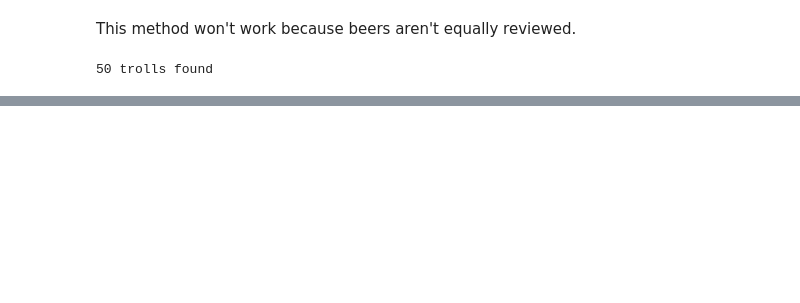
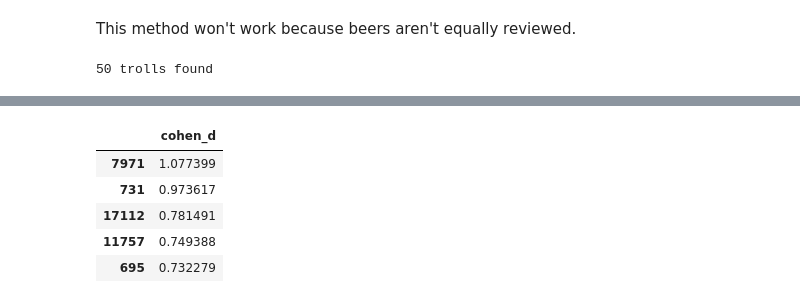
Before and after one commit to ConstantinoSchillebeeckx/CiBO, a Jupyter notebook: notebooks/explore/3.0_recommend_3_beers.ipynb, the cells around one changed output, grey strips where cells are left out. Drawn from its saved outputs; the diff is of its cells as text; code cells hidden in the pictures; blank space fills up the shorter version.

```diff
--- a/notebooks/explore/3.0_recommend_3_beers.ipynb
+++ b/notebooks/explore/3.0_recommend_3_beers.ipynb
@@ -155,3 +168,20 @@ NameError: name 'top50best_beers' is not defined
+# %%
+effect_size = dict()
+for beer in top10.index:
+    a = dat_raw[dat_raw.beer_beerid==beer].review_overall
+    b = dat_raw[dat_raw.beer_beerid!=beer].review_overall
+    effect_size[beer] = cohen_d(a,b)
+
+effect_size = pd.DataFrame(effect_size, index=[0]).transpose()
+effect_size.columns = ['cohen_d']
+effect_size.sort_values('cohen_d', ascending=False).head()
+# %% [output]
+|  | cohen_d |
+| 7971 | 1.077399 |
+| 731 | 0.973617 |
+| 17112 | 0.781491 |
+| 11757 | 0.749388 |
+| 695 | 0.732279 |
 # %%
 best_n = 20
 x = best_beers.index.tolist()[:best_n]
```
Also changed, not shown: parts of 5 cells of this notebook, 5 other files.
